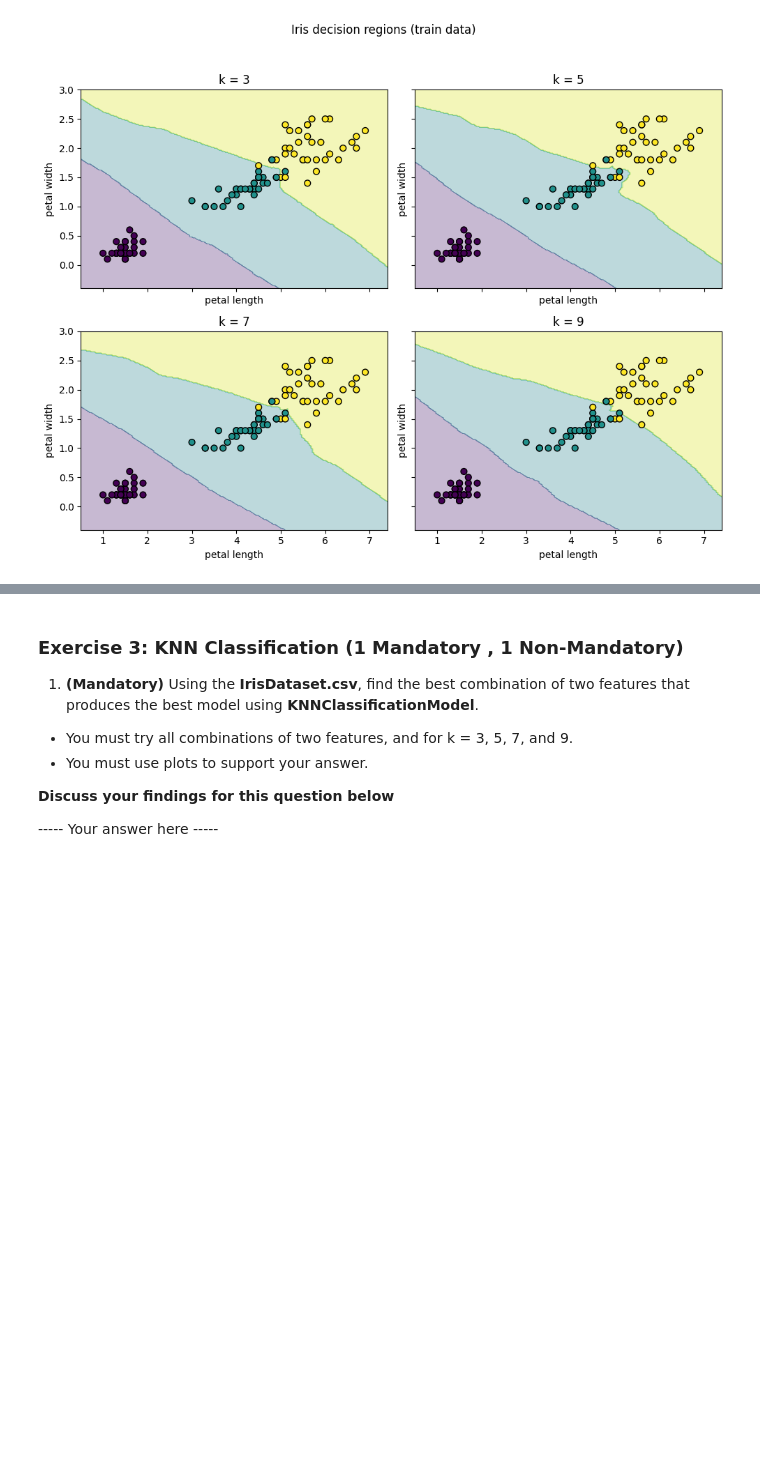
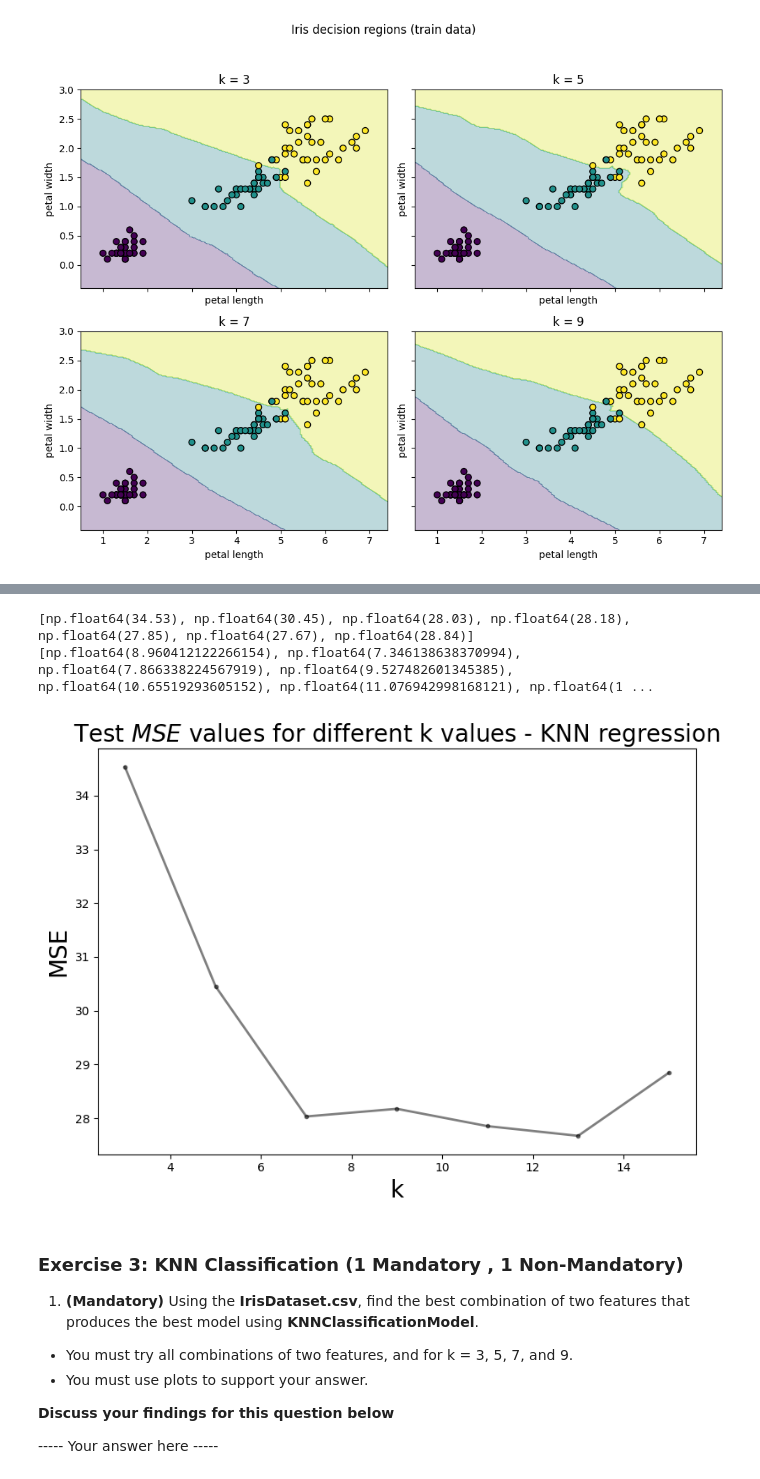
Before and after one commit to abdi221/ML_A1, a Jupyter notebook: Assignment-1-(2025)/Assignment 1/A1.ipynb, the cells around one changed output, grey strips where cells are left out. Cells and saved outputs as stored; diff of their text form; code cells hidden in the pictures; blank space fills up the shorter version.

Commit message:
Add regression MSE vs k experiment and identify optimal k=13

```diff
--- a/Assignment-1-(2025)/Assignment 1/A1.ipynb
+++ b/Assignment-1-(2025)/Assignment 1/A1.ipynb
@@ -202,3 +204,69 @@ Which k gives the best regression? Motivate your answer!
+# %%
+### Your code here ###
+import numpy as np
+import matplotlib.pyplot as plt
+from MachineLearningModel import KNNRegressionModel
+
+# Load data once
+data = np.loadtxt('Polynomial200.csv', delimiter=',', skiprows=1)
+X = data[:, 0].reshape(-1,1)
+y = data[:, 1]
+
+knn_list = [3, 5, 7, 9, 11, 13, 15]
+n_runs = 10
+
+# Prepare a dict of lists to collect MSEs
+mse_results = {k: [] for k in knn_list}
+
+for seed in range(n_runs):
+    # 1) train/test split
+    rng = np.random.default_rng(seed)
+    perm = rng.permutation(len(X))
+    split = int(0.8 * len(X))
+    train_idx, test_idx = perm[:split], perm[split:]
+    X_train, y_train = X[train_idx], y[train_idx]
+    X_test,  y_test  = X[test_idx],  y[test_idx]
+
+    #normalize
+    mu = X_train.mean(axis=0)
+    sigma = X_train.std(axis=0)
+    X_train_n = (X_train - mu) / sigma
+    X_test_n  = (X_test  - mu) / sigma
+
+    # 3) fit & evaluate each k
+    for k in knn_list:
+        model = KNNRegressionModel(k=k)
+        model.fit(X_train_n, y_train)
+        y_pred = model.predict(X_test_n)
+        mse    = model.evaluate(y_test, y_pred)
+        mse_results[k].append(mse)
+
+# compute average and std of MSE
+avg_mse = [np.mean(mse_results[k]) for k in knn_list]
+std_mse = [np.std(mse_results[k])  for k in knn_list]
+
+
+
+
+
+plt.figure(figsize=(8,6))
+plt.plot(
+    knn_list,
+    avg_mse,
+    'k.-',
+    alpha=0.5,
+    linewidth=2
+)
+
+plt.xlabel('k', fontsize=20)
+plt.ylabel('MSE', fontsize=20)
+plt.title('Test $MSE$ values for different k values - KNN regression', fontsize=20)
+plt.tight_layout()
+plt.show()
+# %% [output]
+[np.float64(34.53), np.float64(30.45), np.float64(28.03), np.float64(28.18), np.float64(27.85), np.float64(27.67), np.float64(28.84)]
+[np.float64(8.960412122266154), np.float64(7.346138638370994), np.float64(7.866338224567919), np.float64(9.527482601345385), np.float64(10.65519293605152), np.float64(11.076942998168121), np.float64(1 ...
+[figure, added]
 # %% [markdown]
 ### Exercise 3: KNN Classification (1 Mandatory , 1 Non-Mandatory)
 
```
Also changed, not shown: parts of 2 cells of this notebook.
